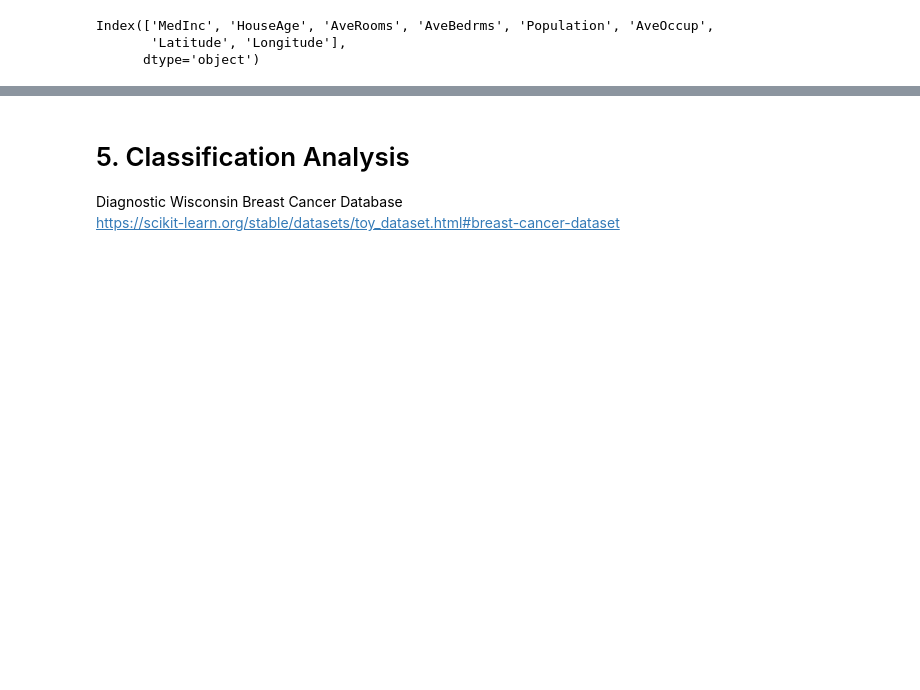
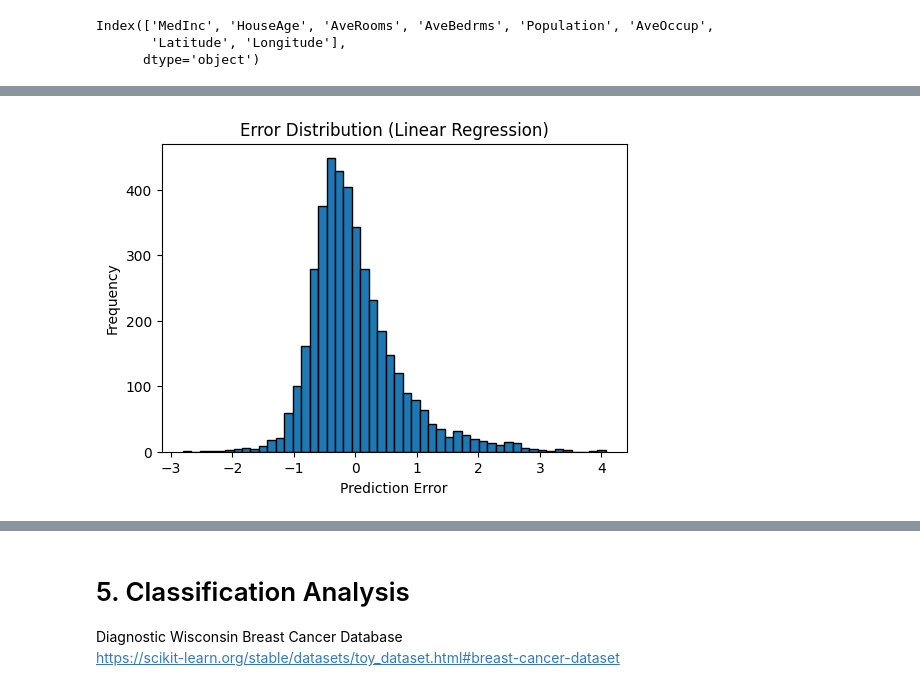
Before and after one commit to deskk/MIS_project1, a Jupyter notebook: project1.ipynb, the cells around one changed output, grey strips where cells are left out. Drawn from its saved outputs; the diff is of its cells as text; code cells hidden in the pictures; blank space fills up the shorter version.

```diff
--- a/project1.ipynb
+++ b/project1.ipynb
@@ -45,0 +82,10 @@ Index(['MedInc', 'HouseAge', 'AveRooms', 'AveBedrms', 'Population', 'AveOccup',
+# %%
+errors = y_test - y_pred_test
+plt.figure(figsize=(6,4))
+plt.hist(errors, bins=50, edgecolor='black')
+plt.xlabel("Prediction Error")
+plt.ylabel("Frequency")
+plt.title("Error Distribution (Linear Regression)")
+plt.show()
+# %% [output]
+[figure, added]
```
Also changed, not shown: parts of 12 cells of this notebook.
